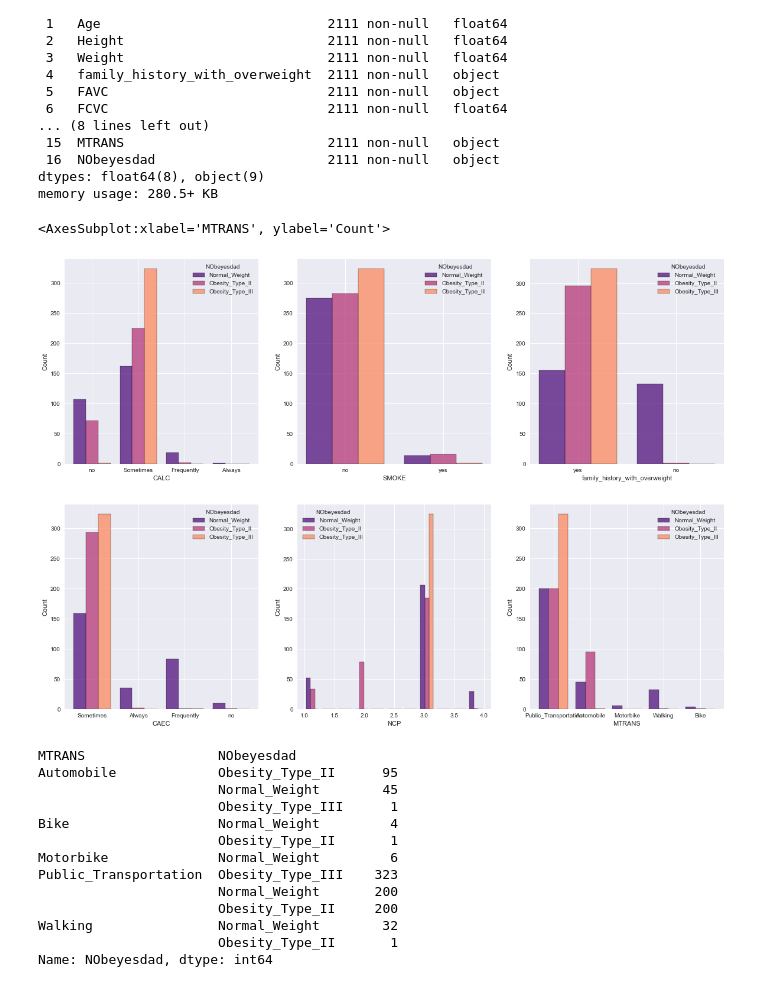
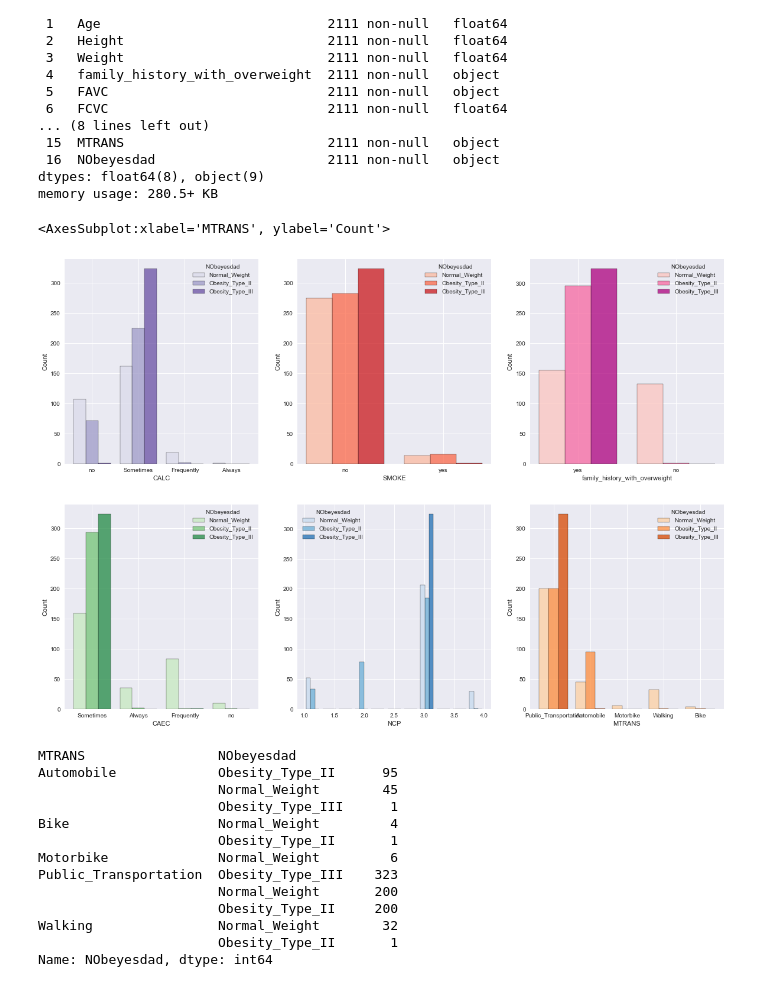
Before and after one commit to NoaAmichai/Obesity-Data-Science-Project, a Jupyter notebook: Obesity_Semester_B.ipynb, the cells around one changed output. Drawn from its saved outputs; the diff is of its cells as text; code cells hidden in the pictures.

```diff
--- a/Obesity_Semester_B.ipynb
+++ b/Obesity_Semester_B.ipynb
@@ -79,15 +79,15 @@ result = pd.concat(frames)
 # %%
 fig, axs = plt.subplots(ncols=3, nrows = 2,figsize = (20,14))
 
-sns.histplot(data=result, x="CALC", hue="NObeyesdad", multiple="dodge", shrink=.8,palette="magma",ax=axs[0][0])
-sns.histplot(data=result, x="SMOKE", hue="NObeyesdad", multiple="dodge", shrink=.8,palette="magma",ax=axs[0][1])
-sns.histplot(data=result, x="family_history_with_overweight", hue="NObeyesdad", multiple="dodge", shrink=.8,palette="magma",ax=axs[0][2])
-sns.histplot(data=result, x="CAEC", hue="NObeyesdad", multiple="dodge", shrink=.8,palette="magma",ax=axs[1][0])
-sns.histplot(data=result, x="NCP", hue="NObeyesdad", multiple="dodge", shrink=.8,palette="magma",ax=axs[1][1])
-sns.histplot(data=result, x="MTRANS", hue="NObeyesdad", multiple="dodge", shrink=.8,palette="magma",ax=axs[1][2])
+sns.histplot(data=result, x="CALC", hue="NObeyesdad", multiple="dodge", shrink=.8,palette="Purples",ax=axs[0][0])
+sns.histplot(data=result, x="SMOKE", hue="NObeyesdad", multiple="dodge", shrink=.8,palette="Reds",ax=axs[0][1])
+sns.histplot(data=result, x="family_history_with_overweight", hue="NObeyesdad", multiple="dodge", shrink=.8,palette="RdPu",ax=axs[0][2])
+sns.histplot(data=result, x="CAEC", hue="NObeyesdad", multiple="dodge", shrink=.8,palette="Greens",ax=axs[1][0])
+sns.histplot(data=result, x="NCP", hue="NObeyesdad", multiple="dodge", shrink=.8,palette="Blues",ax=axs[1][1])
+sns.histplot(data=result, x="MTRANS", hue="NObeyesdad", multiple="dodge", shrink=.8,palette="Oranges",ax=axs[1][2])
 # %% [output]
 <AxesSubplot:xlabel='MTRANS', ylabel='Count'>
-[figure, old version]
+[figure, new version]
 # %%
 result.NObeyesdad.groupby(result.MTRANS).value_counts()
 # %% [output]
```
